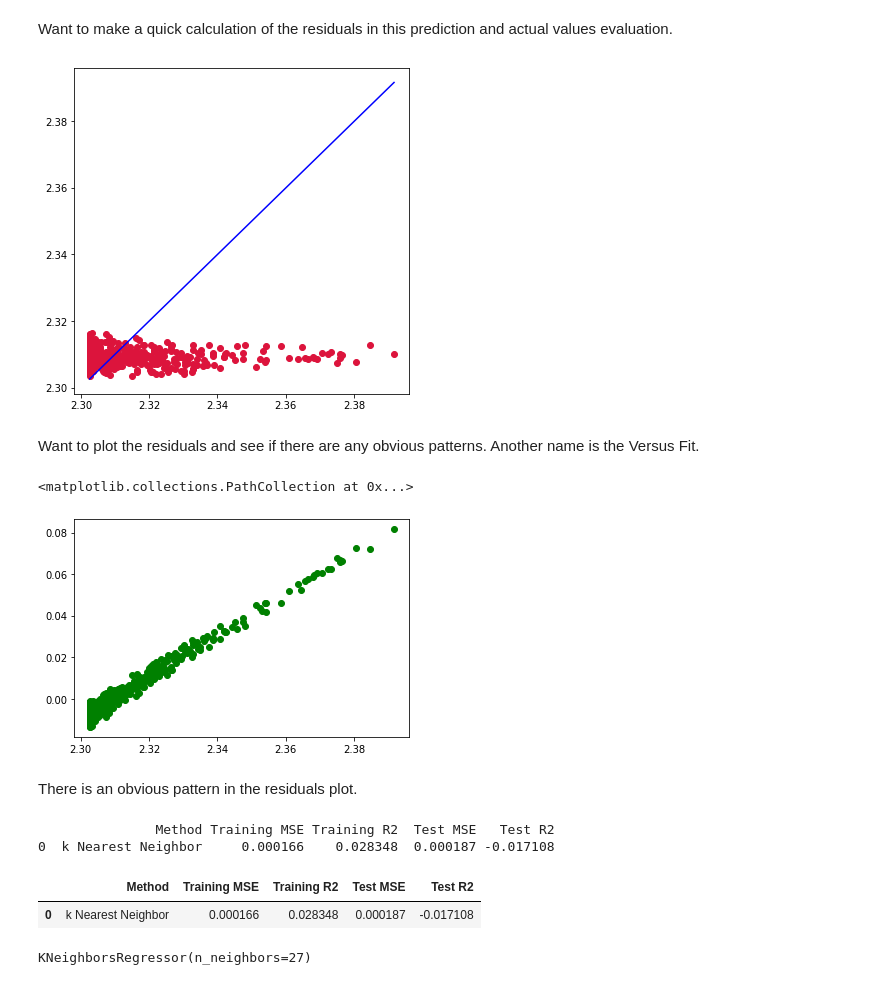
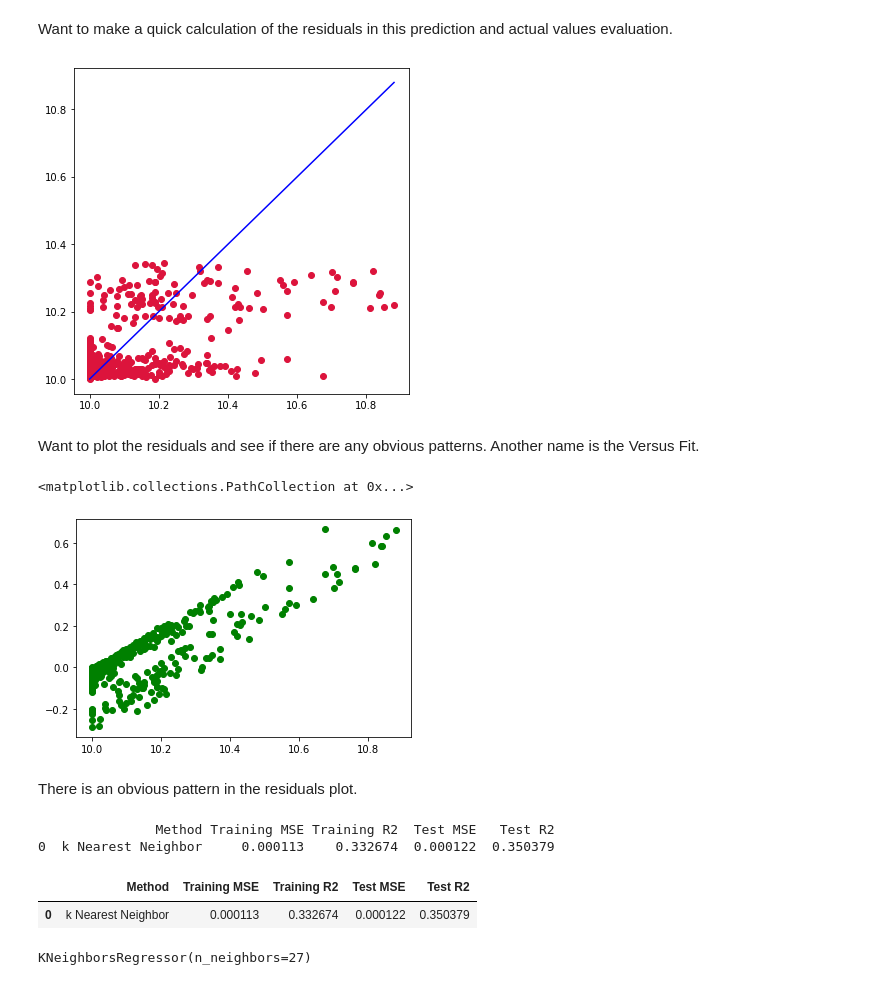
Before and after one commit to jbravo87/blog-projects, a Jupyter notebook: exoplanet_data_notebook.ipynb, the cells around one changed output. Drawn from its saved outputs; the diff is of its cells as text; code cells hidden in the pictures.

```diff
--- a/exoplanet_data_notebook.ipynb
+++ b/exoplanet_data_notebook.ipynb
@@ -231,6 +250,9 @@ y1_train, y1_test = tts(eccen_log)
 #scale_y1_train = rs.fit_transform(y1_train.reshape(-1, 1))
 #scale_X1_test = rs.fit_transform(X1_test.reshape(-1, 1))
 #scale_X1_train
+# %%
+from sklearn.model_selection import train_test_split
+X1_train, X1_test, y1_train, y1_test = train_test_split(np.array(orbper_log), np.array(eccen_log), train_size = 0.80, random_state = 25)
 # %%
 model_knn1 = KNeighborsRegressor(n_neighbors = 27)
 model_knn1.fit(X1_train.reshape(-1, 1), y1_train.reshape(-1, 1))
@@ -280,16 +310,16 @@ plt.scatter(X1_test, y_knn_test_pred_1)
 # %% [markdown]
 Want to make a quick calculation of the residuals in this prediction and actual values evaluation.
 # %%
-true_values_1 = y1_test
-predicted_values1_1 = y_knn_test_pred_1
+true_values_1 = np.exp(y1_test)
+predicted_values1_1 = np.exp(y_knn_test_pred_1)
 plt.figure(figsize = (6, 6))
 plt.scatter(true_values_1, predicted_values1_1, c = 'crimson')
 p1 = max(max(predicted_values1_1), max(true_values_1))
 p2 = min(min(predicted_values1_1), min(true_values_1))
 plt.plot([p1, p2], [p1, p2], 'b-')
 plt.show()
 # %% [output]
-[figure, old version]
+[figure, new version]
 # %% [markdown]
 Want to plot the residuals and see if there are any obvious patterns. Another name is the Versus Fit.
 # %%
@@ -300,7 +330,7 @@ for item1, item2 in zip(true_values_1, predicted_values1_1):
 plt.scatter(true_values_1, residuals1_1, c = 'green')
 # %% [output]
 <matplotlib.collections.PathCollection at 0x...>
-[figure, old version]
+[figure, new version]
 # %% [markdown]
 There is an obvious pattern in the residuals plot.
 # %%
@@ -323,12 +353,12 @@ print(knn_results_1)
 #print(knn_results)
 # %% [output]
                Method Training MSE Training R2  Test MSE   Test R2
-0  k Nearest Neighbor     0.000166    0.028348  0.000187 -0.017108
+0  k Nearest Neighbor     0.000113    0.332674  0.000122  0.350379
 # %%
 knn_results_1
 # %% [output]
 |  | Method | Training MSE | Training R2 | Test MSE | Test R2 |
-| 0 | k Nearest Neighbor | 0.000166 | 0.028348 | 0.000187 | -0.017108 |
+| 0 | k Nearest Neighbor | 0.000113 | 0.332674 | 0.000122 | 0.350379 |
 # %%
 # NB: the independent variable is orbital period (X)
 # dependent variable is ecentricity (y)
```
Also changed, not shown: parts of 46 cells of this notebook.
